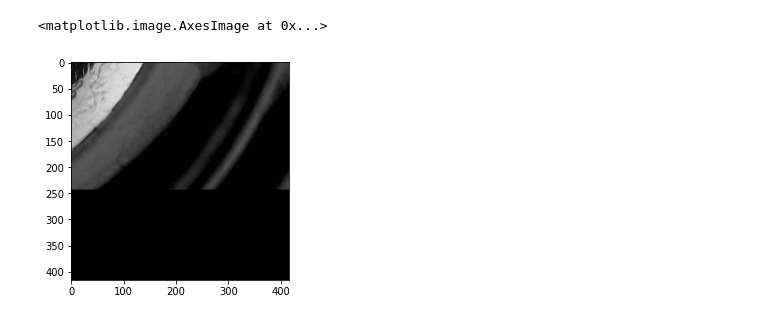
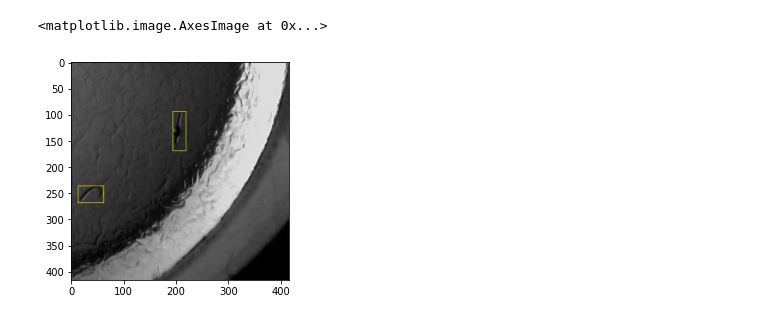
Before and after one commit to paolobif/DataLoader-Worm-Yolo3, a Jupyter notebook: dev.ipynb, the cells around one changed output. Cells and saved outputs as stored; diff of their text form; code cells hidden in the pictures.

Commit message:
working image cutter with bouding box adjustments. Now working on compiling it all together into data_loader.py

```diff
--- a/dev.ipynb
+++ b/dev.ipynb
@@ -189,7 +225,21 @@ Elapsed Time: 0.0003403989999997137
-# %%
-test = a.cut_image()
-im = test['imgs'][11]
-plt.imshow(im)
-# %% [output]
-<matplotlib.image.AxesImage at 0x...>
-[figure, removed]
+# %%
+test = a.cut_image()
+def test_img_output(n, dic):
+    im = dic['imgs'][n]
+    bbs = dic['bbs'][n]
+    keys = dic['keys'][n]
+
+    for bb in bbs:
+        x1, y1 = bb[0], bb[1]
+        x2, y2 = x1 + bb[2], y1 + bb[3]
+
+        cv2.rectangle(im, (x1, y1), (x2, y2), (255,255,0))
+
+    return im
+
+im = test_img_output(22, test)
+
+plt.imshow(im)
+# %% [output]
+<matplotlib.image.AxesImage at 0x...>
+[figure, added]
```
Also changed, not shown: parts of 2 cells of this notebook, 3 other files.
